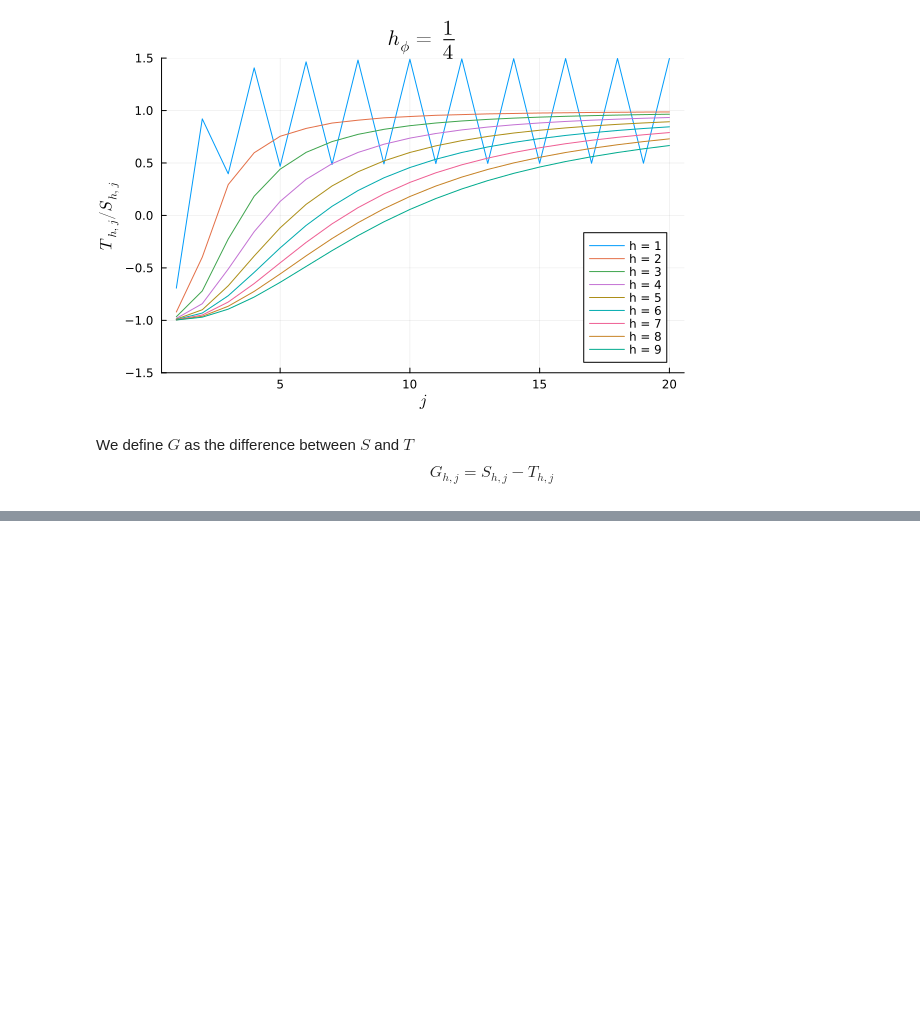
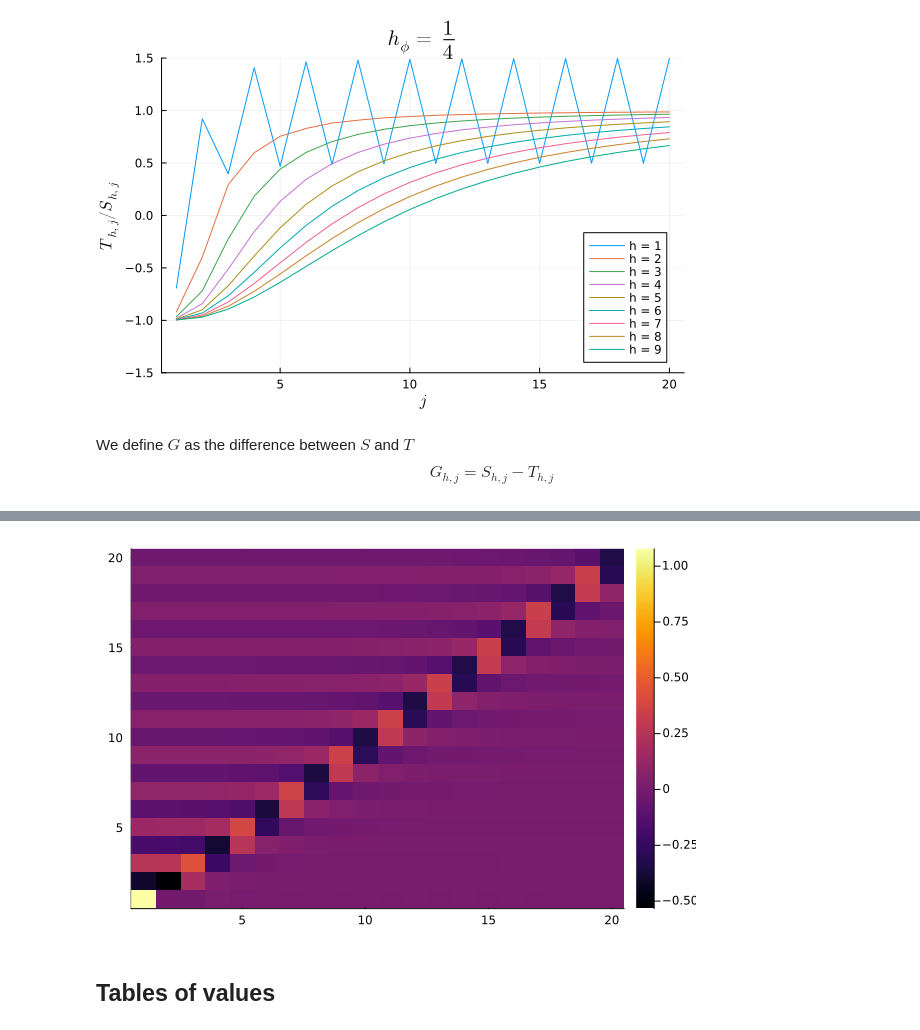
Before and after one commit to gillioz/CoBooM-2d, a Jupyter notebook: Optimal_functionals.ipynb, the cells around one changed output, grey strips where cells are left out. Cells and saved outputs as stored; diff of their text form; code cells hidden in the pictures; blank space fills up the shorter version.

Commit message:
add Julia notebook and more tables

```diff
--- a/Optimal_functionals.ipynb
+++ b/Optimal_functionals.ipynb
@@ -1063,0 +276,6 @@ $0.0327 \pm 0.001$
+# %%
+heatmap(G_matrix(0.5, 1.0, 20))
+# %% [output]
+[figure, added]
+# %% [markdown]
+## Tables of values
```
Also changed, not shown: parts of 158 cells of this notebook, 14 other files.
